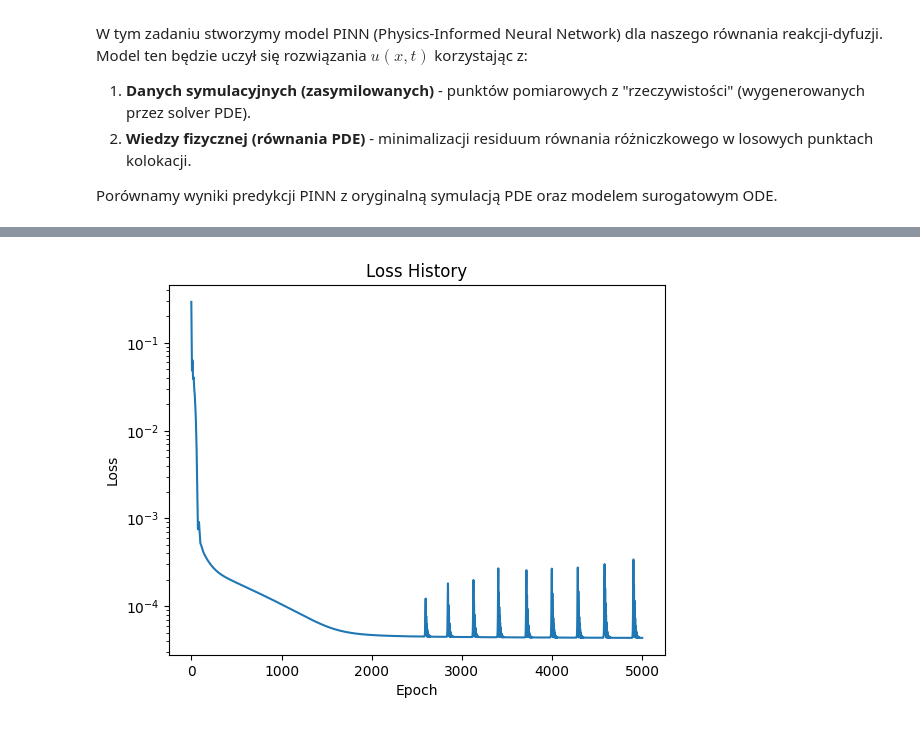
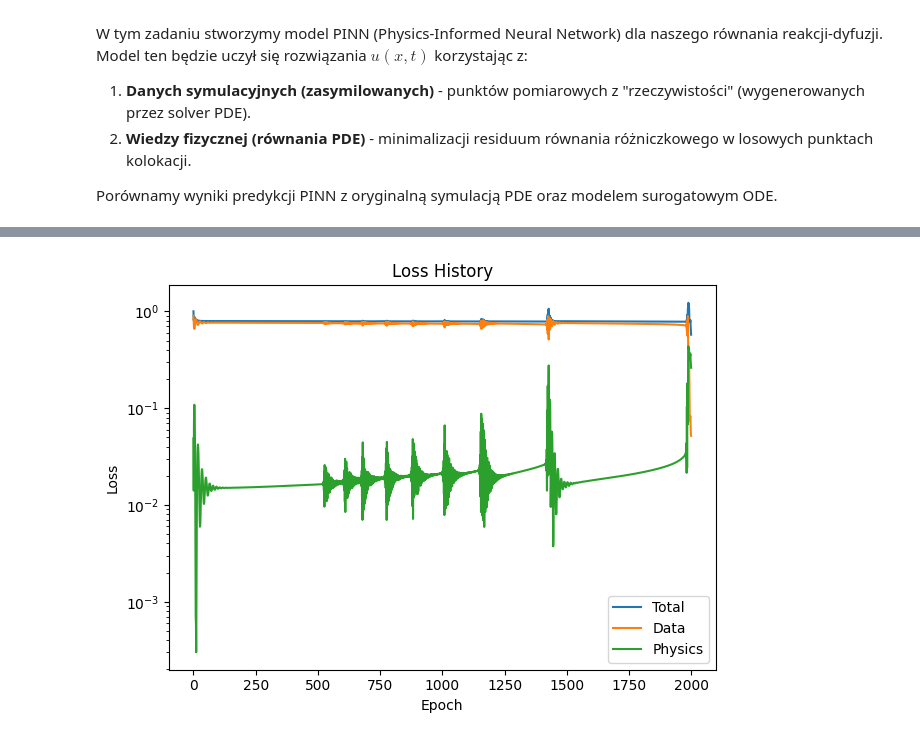
Before and after one commit to nadirean/Innovation-Diffusion-Modeling, a Jupyter notebook: zad6/zad6.ipynb, the cells around one changed output, grey strips where cells are left out. Saved outputs shown, nothing was run; the diff lists cells and outputs as text; code cells hidden in the pictures.

```diff
--- a/zad6/zad6.ipynb
+++ b/zad6/zad6.ipynb
@@ -39,0 +52,7 @@ Using device: cuda
+# %%
+# Egzekwowanie bieżącej konfiguracji (dla pewności po restarcie kernela)
+NX = 150
+DT = 5e-4
+N_DATA = 1200
+N_COLLOCATION = 12000
+print(f"Configured NX={NX}, DT={DT}, N_DATA={N_DATA}, N_COLLOCATION={N_COLLOCATION}")
@@ -158,9 +217,9 @@ class PINN(nn.Module):
         xt = torch.cat([x, t], dim=1)
         return self.net(xt)
 
+
 def physics_loss(model, x, t, params):
     """Oblicza residuum równania PDE."""
-    # Włączamy śledzenie gradientów dla wejścia
     x.requires_grad = True
     t.requires_grad = True
 
@@ -175,18 +234,18 @@ def physics_loss(model, x, t, params):
     p = params['p']
     q = params['q']
 
-    # Równanie: u_t = D*u_xx + (p + q*u)*(1 - u)
     # Residuum: f = u_t - D*u_xx - (p + q*u)*(1 - u)
     f = u_t - D * u_xx - (p + q * u) * (1 - u)
 
     return torch.mean(f ** 2)
+
 
 # Inicjalizacja modelu
 model = PINN().to(device)
 optimizer = torch.optim.Adam(model.parameters(), lr=1e-3)
 
 # Pętla treningowa
-epochs = 5000
+epochs = 2000
 loss_history = []
 
 print("Rozpoczynam trening PINN...")
@@ -196,7 +255,6 @@ for epoch in range(epochs):
     optimizer.zero_grad()
 
     # 1. Data Loss (MSE na punktach pomiarowych)
-    # Rozdzielamy X_u_train na x i t
     x_data = X_u_train[:, 0:1]
     t_data = X_u_train[:, 1:2]
     u_pred = model(x_data, t_data)
@@ -207,27 +265,35 @@ for epoch in range(epochs):
     t_col = X_f_train[:, 1:2]
     loss_phy = physics_loss(model, x_col, t_col, PARAMS)
 
-    # Całkowita strata
-    loss = loss_data + loss_phy # Można dodać wagi, np. 1.0 * loss_data + 0.1 * loss_phy
+    # Całkowita strata z wzmocnieniem części fizycznej, aby nie przeuczyć szumu
+    loss = loss_data + LAMBDA_PHY * loss_phy
 
     loss.backward()
     optimizer.step()
 
-    loss_history.append(loss.item())
+    loss_history.append((loss.item(), loss_data.item(), loss_phy.item()))
 
-    if (epoch + 1) % 500 == 0:
-        print(f"Epoch {epoch+1}/{epochs}, Loss: {loss.item():.6f} (Data: {loss_data.item():.6f}, Phy: {loss_phy.item():.6f})")
+    if (epoch + 1) % 400 == 0:
+        print(
+            f"Epoch {epoch+1}/{epochs}, Loss: {loss.item():.6f} "
+            f"(Data: {loss_data.item():.6f}, Phy: {loss_phy.item():.6f})"
+        )
 
 train_time = time.time() - start_time
 print(f"Trening zakończony w {train_time:.2f}s")
 
+loss_arr = np.array(loss_history)
 plt.figure()
-plt.plot(loss_history)
+plt.plot(loss_arr[:, 0], label='Total')
+plt.plot(loss_arr[:, 1], label='Data')
+plt.plot(loss_arr[:, 2], label='Physics')
 plt.yscale('log')
 plt.title('Loss History')
 plt.xlabel('Epoch')
 plt.ylabel('Loss')
-plt.savefig('loss_history.png')
+plt.legend()
+plt.tight_layout()
+plt.savefig(OUTDIR / 'loss_history.png')
 plt.show()
 # %% [output]
 Rozpoczynam trening PINN...
@@ -250,4 +306,4 @@ Trening zakończony w 62.63s
-[figure, old version]
+[figure, new version]
 # %%
 # --- Ewaluacja i Porównanie ---
 
```
Also changed, not shown: parts of 6 cells of this notebook, 11 other files.
